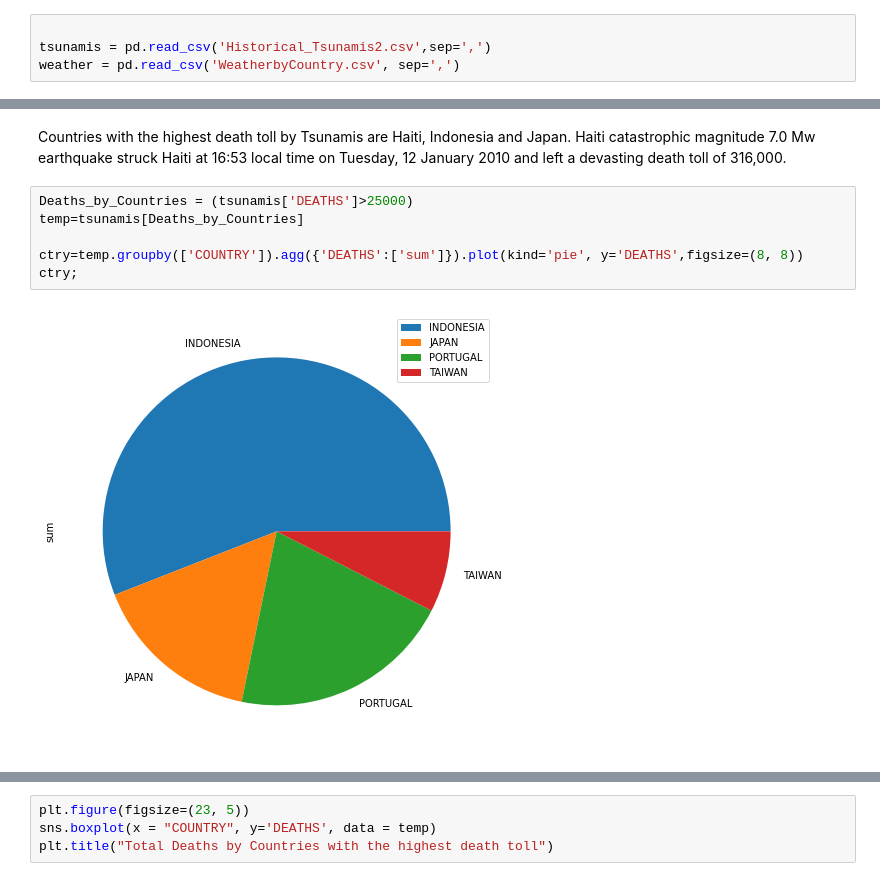
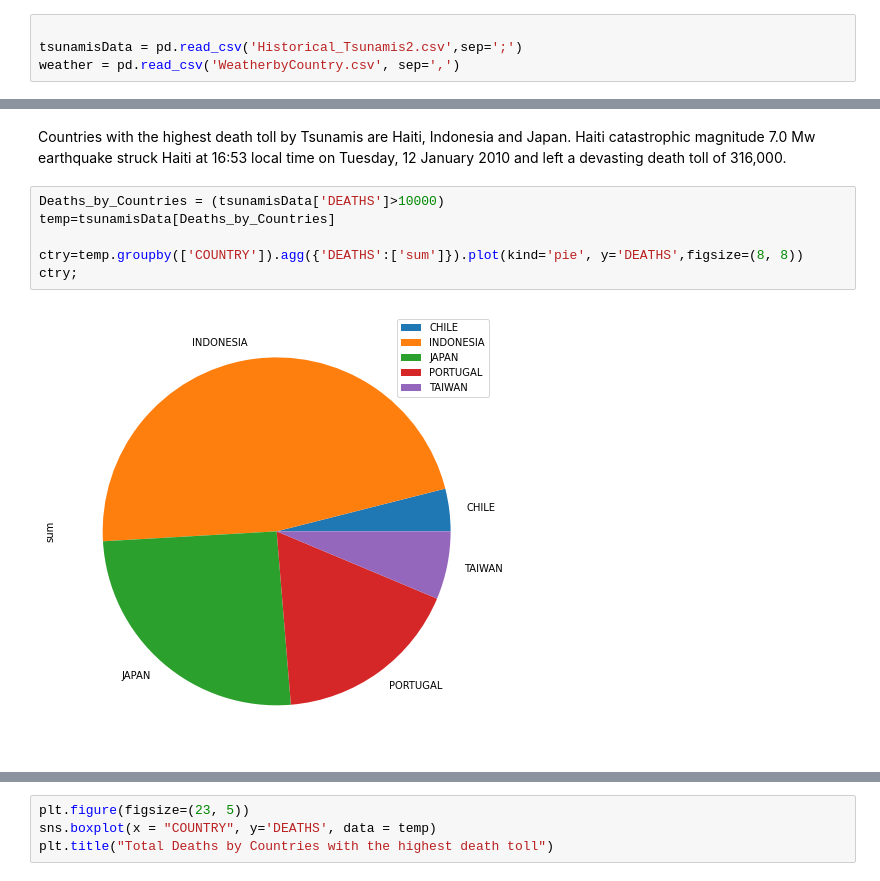
Before and after one commit to ImyPG/Natural-Disaster-Prediction, a Jupyter notebook: ND.ipynb, the cells around one changed output, grey strips where cells are left out. Cells and saved outputs as stored; diff of their text form.

```diff
--- a/ND.ipynb
+++ b/ND.ipynb
@@ -40,5 +40,5 @@ tsunamis = pd.read_csv('Historical_Tsunamis2.csv',sep=';', engine='python', enco
 weather = pd.read_csv('WeatherbyCountry.csv', sep=',',engine='python', encoding='latin-1')
 # %%
 
-tsunamis = pd.read_csv('Historical_Tsunamis2.csv',sep=',')
+tsunamisData = pd.read_csv('Historical_Tsunamis2.csv',sep=';')
 weather = pd.read_csv('WeatherbyCountry.csv', sep=',')
@@ -559,10 +640,10 @@ Magnitud.hist();
 Countries with the highest death toll by Tsunamis are  Haiti, Indonesia  and Japan.
 Haiti catastrophic magnitude 7.0 Mw earthquake struck Haiti at 16:53 local time on Tuesday, 12 January 2010 and left a devasting death toll of 316,000.
 # %%
-Deaths_by_Countries = (tsunamis['DEATHS']>25000)
-temp=tsunamis[Deaths_by_Countries]
+Deaths_by_Countries = (tsunamisData['DEATHS']>10000)
+temp=tsunamisData[Deaths_by_Countries]
 
 ctry=temp.groupby(['COUNTRY']).agg({'DEATHS':['sum']}).plot(kind='pie', y='DEATHS',figsize=(8, 8))
 ctry;
 # %% [output]
-[figure, old version]
+[figure, new version]
```
Also changed, not shown: parts of 44 cells of this notebook.
